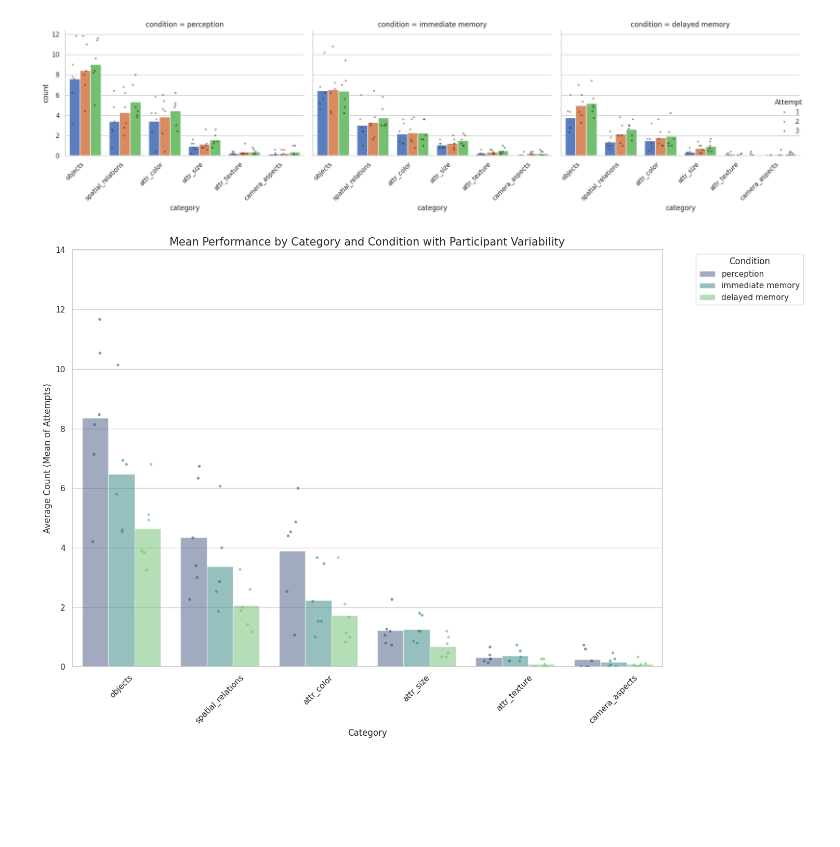
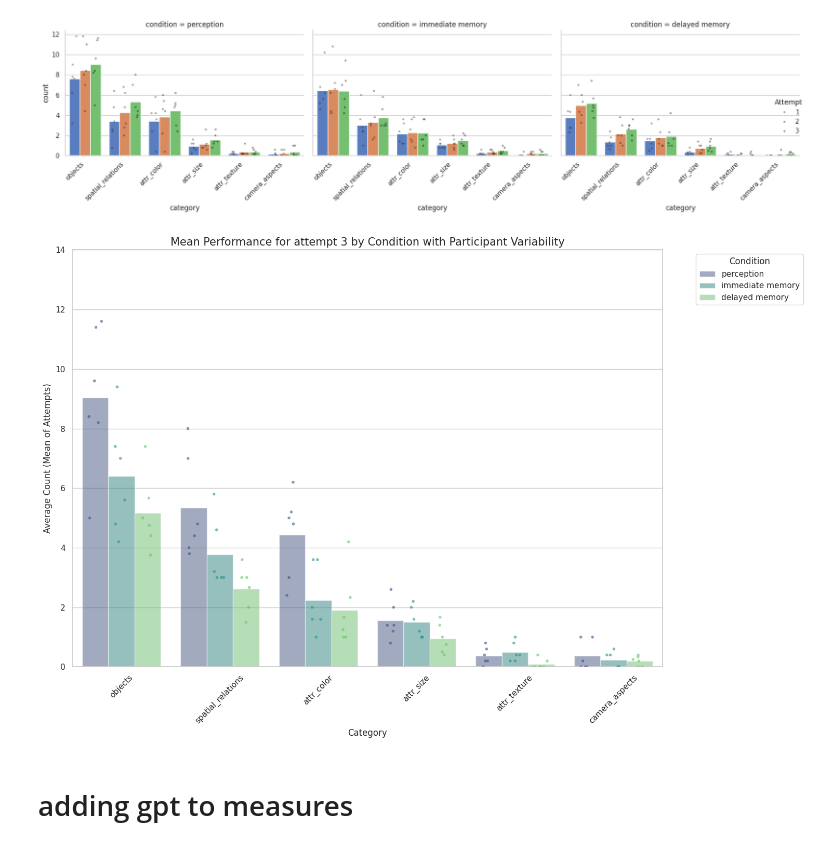
Before and after one commit to AnatKordon/Imagination_in_translation, a Jupyter notebook: analysis/nlp_analysis/comparing_conditions.ipynb, the cells around one changed output. Cells and saved outputs as stored; diff of their text form; code cells hidden in the pictures; blank space fills up the shorter version.

```diff
--- a/analysis/nlp_analysis/comparing_conditions.ipynb
+++ b/analysis/nlp_analysis/comparing_conditions.ipynb
@@ -85,10 +87,6 @@ df.to_csv("/mnt/hdd/anatkorol/Imagination_in_translation/Data/processed_data/com
 # bar plots for relevant counts -
 all conditions, all attempts
 gpt as upper limit/another graph
-# %%
-# seperate gpt descriptions into a separate dataframe for now
-df_gpt = df[df["uid"].astype(str).str.strip() == "gpt-5"].copy()
-df = df[df["uid"].astype(str).str.strip() != "gpt-5"].copy()
 # %%
 df.columns
 # %% [output]
@@ -408,8 +391,12 @@ import pandas as pd
 import seaborn as sns
 import matplotlib.pyplot as plt
 
-# 1. Average across attempts for each participant
-df_plot = df_participant.groupby(
+# 1. choose only 3rd attempt for the plot, as it is the max ability of the participant:
+df_attempt_3 = long[long['attempt'] == 3].copy()
+
+# --- 2. Aggregate per participant/category for Attempt 3 ---
+# Since we filtered for one attempt, .mean() here just handles multiple 'gt' images
+df_plot = df_attempt_3.groupby(
     ['condition', 'uid', 'category'],
     as_index=False
 )['count'].mean()
@@ -426,32 +413,34 @@ ax = sns.barplot(
     hue='condition',
     palette='viridis',
     alpha=0.5,      # Make bars slightly transparent so dots stand out
     errorbar=None   # Remove the standard error bars
 )
 
 # 4. Add the individual dots (one per uid)
 sns.stripplot(
     data=df_plot,
     x='category',
     y='count',
     hue='condition',
     dodge=True,          # Shift dots to align with the specific bars
     palette='viridis',
     alpha=0.6,           # Transparency for dots
     jitter=0.2,          # Spread dots horizontally so they don't overlap
     size=4,              # Size of the dots
     legend=False         # Prevent duplicate legend entries
 )
 
 # 5. Customization
-plt.title('Mean Performance by Category and Condition with Participant Variability', fontsize=15)
+plt.title('Mean Performance for attempt 3 by Condition with Participant Variability', fontsize=15)
 plt.ylabel('Average Count (Mean of Attempts)')
 plt.xlabel('Category')
 plt.xticks(rotation=45)
 plt.ylim(0, 14)
 plt.legend(title='Condition', bbox_to_anchor=(1.05, 1), loc='upper left')
 
 plt.tight_layout()
 plt.show()
 # %% [output]
-[figure, old version]
+[figure, new version]
+# %% [markdown]
+# adding gpt to measures
```
Also changed, not shown: parts of 17 cells of this notebook, 2 other files.
